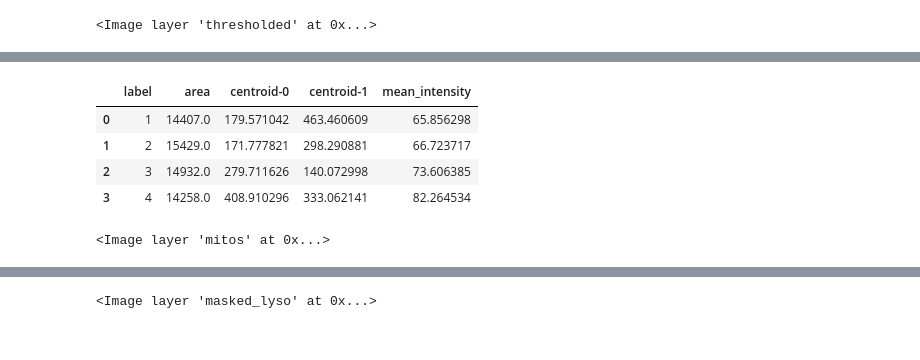
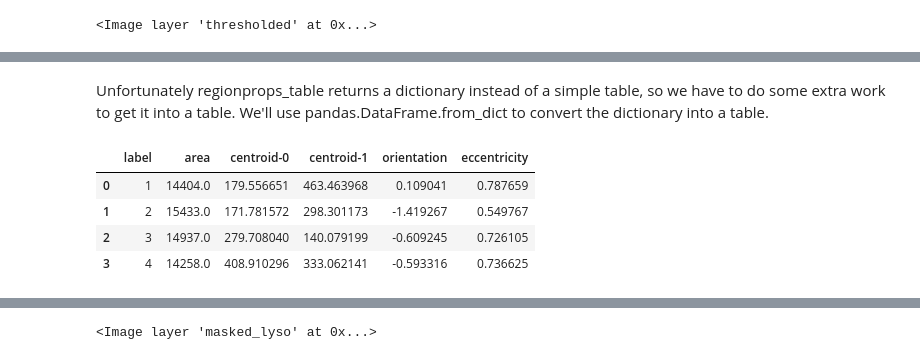
Before and after one commit to jouyun/ip_python, a Jupyter notebook: 2-Segmentation.ipynb, the cells around one changed output, grey strips where cells are left out. Cells and saved outputs as stored; diff of their text form; code cells hidden in the pictures.

```diff
--- a/2-Segmentation.ipynb
+++ b/2-Segmentation.ipynb
@@ -46,4 +64,4 @@ Standard pipeline:  gassian blur, subtract background, threshold
 # %%
-lyso = img[:,:,0].astype(float)
-mitos = img[:,:,1].astype(float)
-dapi = img[:,:,2].astype(float)
+lyso = img[:,:,0]
+mitos = img[:,:,1]
+nucleii = img[:,:,2]
@@ -57,0 +68,8 @@ viewer.add_image(background_subtracted, name='background_subtracted', colormap='
+# %%
+lyso_backsub = backsub_2D(lyso, radius=20)
+mito_backsub = backsub_2D(mitos, radius=20)
+nucleii_backsub = backsub_2D(nucleii, radius=200)
+
+viewer.add_image(lyso_backsub, name='lysosomes_backsubbed', colormap='red', blending='additive')
+viewer.add_image(mito_backsub, name='mito_backsubbed', colormap='green', blending='additive')
+viewer.add_image(nucleii_backsub, name='nucleii_backsubbed', colormap='blue', blending='additive')
@@ -58,5 +80,5 @@ viewer.add_image(background_subtracted, name='background_subtracted', colormap='
 # %%
-blurred = ndi.gaussian_filter(background_subtracted, 10)
+blurred = ndi.gaussian_filter(nucleii_backsub, 10)
 viewer.add_image(blurred, name='blurred', colormap='gray', blending='additive')
 # %% [output]
 <Image layer 'blurred' at 0x...>
@@ -68,2 +102,2 @@ viewer.add_image(thresholded, name='thresholded', colormap='gray', blending='add
 # %%
-labels = ndi.label(thresholded)[0]
+label_img, number_objects = ndi.label(thresholded)
@@ -74,13 +143,11 @@ viewer.add_labels(labels)
+# %% [markdown]
+Unfortunately regionprops_table returns a dictionary instead of a simple table, so we have to do some extra work to get it into a table.  We'll use pandas.DataFrame.from_dict to convert the dictionary into a table.
 # %%
-results = pd.DataFrame(ski.measure.regionprops_table(labels, mitos, properties=('label', 'area', 'centroid', 'mean_intensity')))
+results = pd.DataFrame.from_dict(ski.measure.regionprops_table(label_img, properties=['label', 'area', 'centroid', 'orientation', 'eccentricity']))
 results
 # %% [output]
-|  | label | area | centroid-0 | centroid-1 | mean_intensity |
-| 0 | 1 | 14407.0 | 179.571042 | 463.460609 | 65.856298 |
-| 1 | 2 | 15429.0 | 171.777821 | 298.290881 | 66.723717 |
-| 2 | 3 | 14932.0 | 279.711626 | 140.072998 | 73.606385 |
-| 3 | 4 | 14258.0 | 408.910296 | 333.062141 | 82.264534 |
+|  | label | area | centroid-0 | centroid-1 | orientation | eccentricity |
+| 0 | 1 | 14404.0 | 179.556651 | 463.463968 | 0.109041 | 0.787659 |
+| 1 | 2 | 15433.0 | 171.781572 | 298.301173 | -1.419267 | 0.549767 |
+| 2 | 3 | 14937.0 | 279.708040 | 140.079199 | -0.609245 | 0.726105 |
+| 3 | 4 | 14258.0 | 408.910296 | 333.062141 | -0.593316 | 0.736625 |
-# %%
-viewer.add_image(mitos, blending='additive')
-# %% [output]
-<Image layer 'mitos' at 0x...>
```
Also changed, not shown: parts of 64 cells of this notebook, 1 other file.
